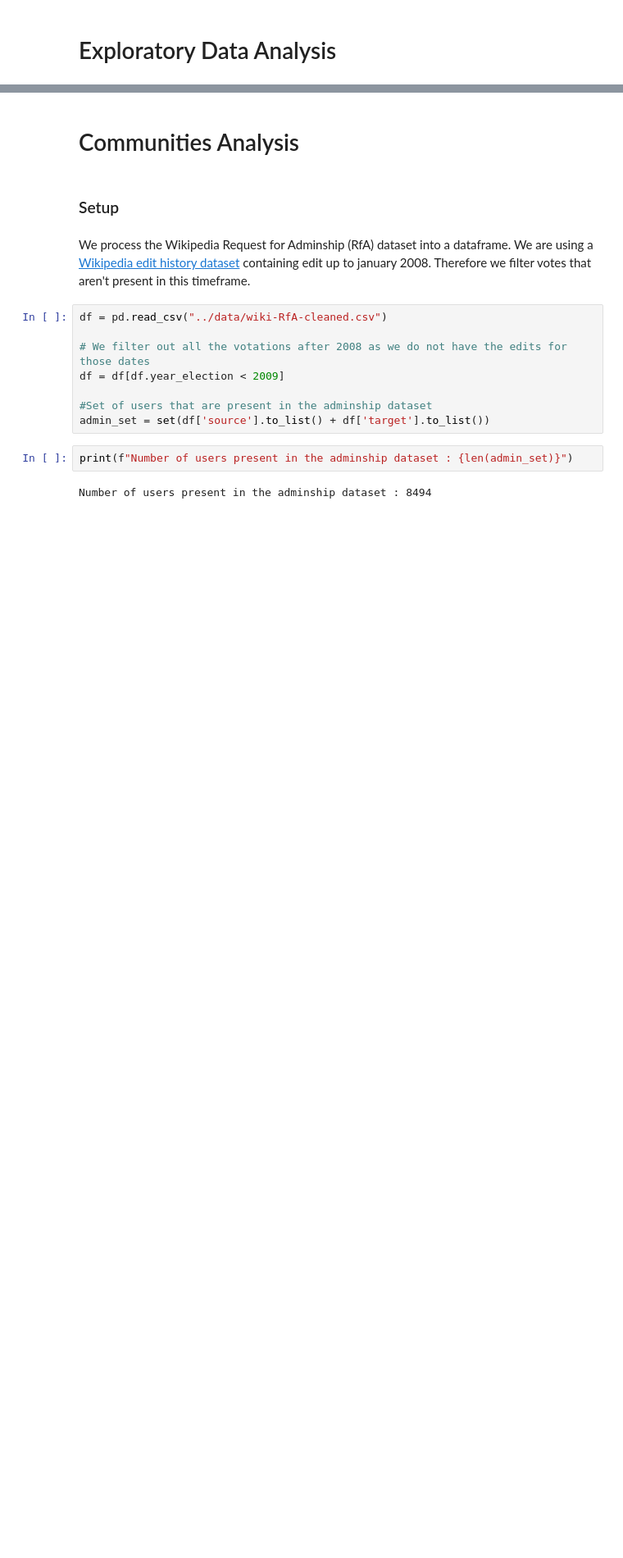
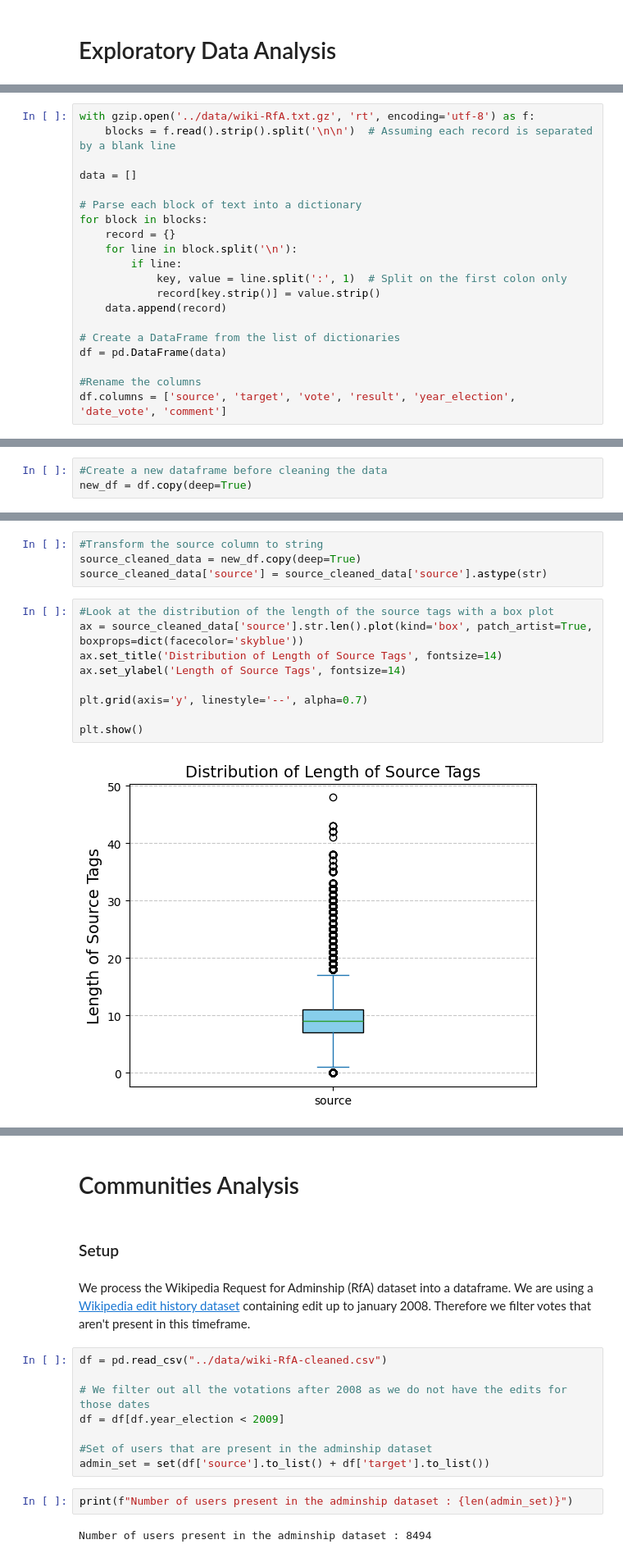
Before and after one commit to epfl-ada/ada-2023-project-thedatafreaks, a Jupyter notebook: notebooks/main_notebook.ipynb, the cells around one changed output, grey strips where cells are left out. Shown at 82% size. Cells and saved outputs as stored; diff of their text form; blank space fills up the shorter version.

Commit message:
"commit data exploration on main"

```diff
--- a/notebooks/main_notebook.ipynb
+++ b/notebooks/main_notebook.ipynb
@@ -30,0 +36,20 @@ from scipy.stats import pearsonr
+# %%
+with gzip.open('../data/wiki-RfA.txt.gz', 'rt', encoding='utf-8') as f:
+    blocks = f.read().strip().split('\n\n')  # Assuming each record is separated by a blank line
+
+data = []
+
+# Parse each block of text into a dictionary
+for block in blocks:
+    record = {}
+    for line in block.split('\n'):
+        if line:
+            key, value = line.split(':', 1)  # Split on the first colon only
+            record[key.strip()] = value.strip()
+    data.append(record)
+
+# Create a DataFrame from the list of dictionaries
+df = pd.DataFrame(data)
+
+#Rename the columns
+df.columns = ['source', 'target', 'vote', 'result', 'year_election', 'date_vote', 'comment']
@@ -30,0 +74,3 @@ from scipy.stats import pearsonr
+# %%
+#Create a new dataframe before cleaning the data
+new_df = df.copy(deep=True)
@@ -30,0 +79,15 @@ from scipy.stats import pearsonr
+# %%
+#Transform the source column to string
+source_cleaned_data = new_df.copy(deep=True)
+source_cleaned_data['source'] = source_cleaned_data['source'].astype(str)
+# %%
+#Look at the distribution of the length of the source tags with a box plot
+ax = source_cleaned_data['source'].str.len().plot(kind='box', patch_artist=True, boxprops=dict(facecolor='skyblue'))
+ax.set_title('Distribution of Length of Source Tags', fontsize=14)
+ax.set_ylabel('Length of Source Tags', fontsize=14)
+
+plt.grid(axis='y', linestyle='--', alpha=0.7)
+
+plt.show()
+# %% [output]
+[figure, added]
```
Also changed, not shown: parts of 73 cells of this notebook.
